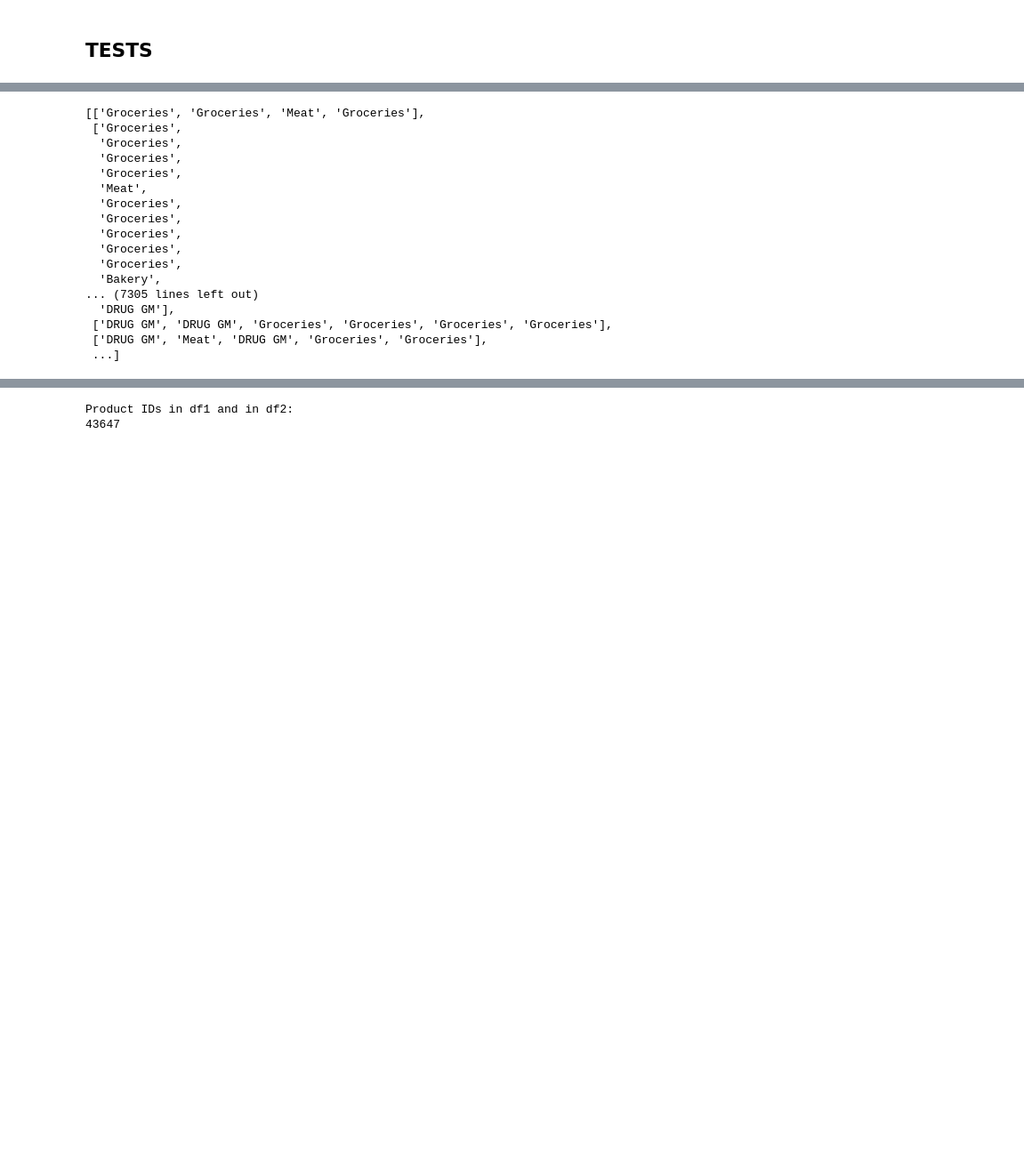
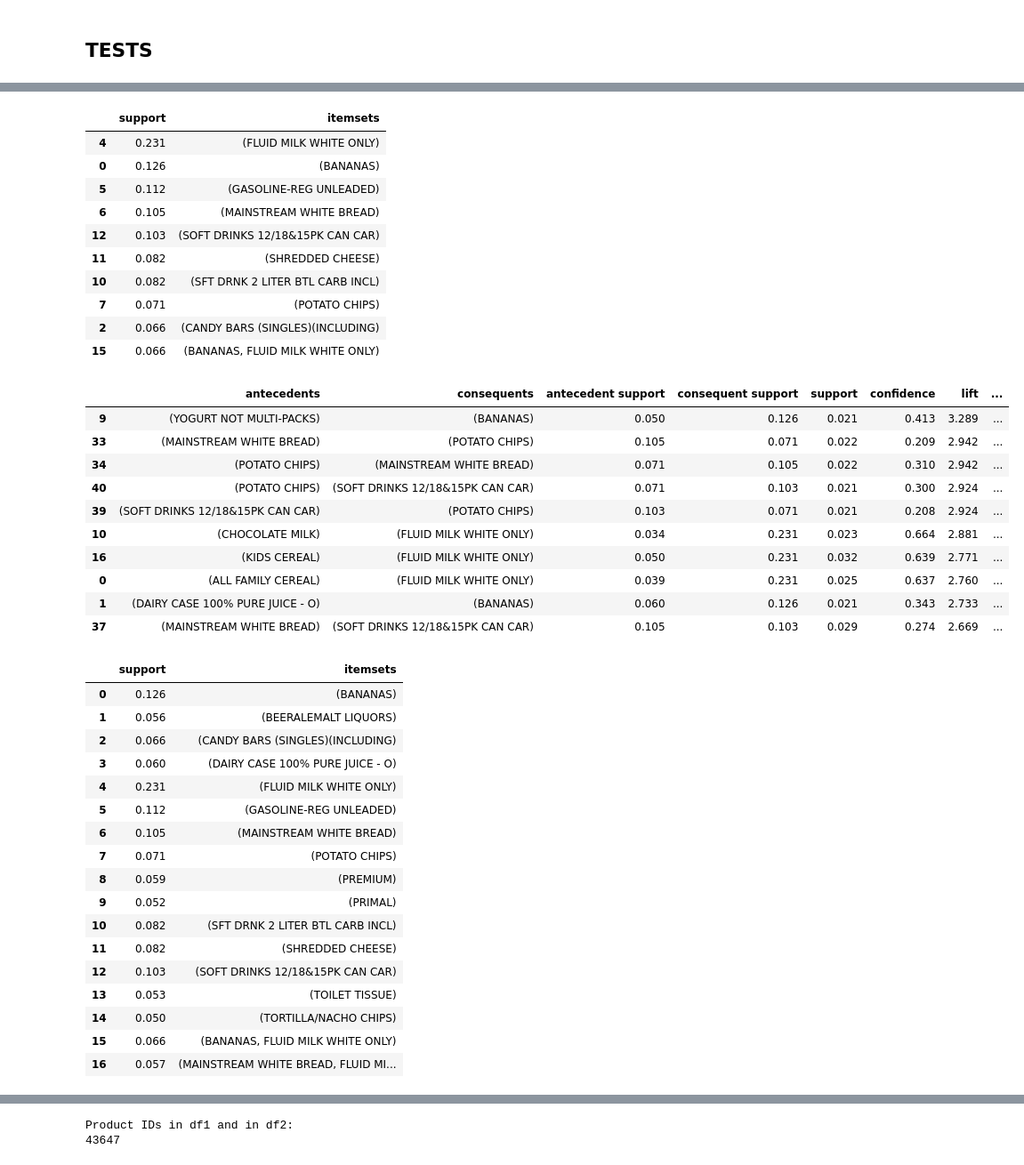
Before and after one commit to antoniooliveira03/Projects, a Jupyter notebook: NTT Project/06_Assoc_Rules.ipynb, the cells around one changed output, grey strips where cells are left out. Shown at 89% size. Drawn from its saved outputs; the diff is of its cells as text; code cells hidden in the pictures; blank space fills up the shorter version.

```diff
--- a/NTT Project/06_Assoc_Rules.ipynb
+++ b/NTT Project/06_Assoc_Rules.ipynb
@@ -151,20 +170,43 @@ for sublist in list_products:
-# %%
-list_categories
-# %% [output]
-[['Groceries', 'Groceries', 'Meat', 'Groceries'],
- ['Groceries',
-  'Groceries',
-  'Groceries',
-  'Groceries',
-  'Meat',
-  'Groceries',
-  'Groceries',
-  'Groceries',
-  'Groceries',
-  'Groceries',
-  'Bakery',
-... (7305 lines left out)
-  'DRUG GM'],
- ['DRUG GM', 'DRUG GM', 'Groceries', 'Groceries', 'Groceries', 'Groceries'],
- ['DRUG GM', 'Meat', 'DRUG GM', 'Groceries', 'Groceries'],
- ...]
+# %%
+category_rules(cluster_3, prod, 'sub_commodity_desc')
+# %% [output]
+|  | support | itemsets |
+| 4 | 0.231 | (FLUID MILK WHITE ONLY) |
+| 0 | 0.126 | (BANANAS) |
+| 5 | 0.112 | (GASOLINE-REG UNLEADED) |
+| 6 | 0.105 | (MAINSTREAM WHITE BREAD) |
+| 12 | 0.103 | (SOFT DRINKS 12/18&15PK CAN CAR) |
+| 11 | 0.082 | (SHREDDED CHEESE) |
+| 10 | 0.082 | (SFT DRNK 2 LITER BTL CARB INCL) |
+| 7 | 0.071 | (POTATO CHIPS) |
+| 2 | 0.066 | (CANDY BARS (SINGLES)(INCLUDING) |
+| 15 | 0.066 | (BANANAS, FLUID MILK WHITE ONLY) |
+|  | antecedents | consequents | antecedent support | consequent support | support | confidence | lift | ... |
+| 9 | (YOGURT NOT MULTI-PACKS) | (BANANAS) | 0.050 | 0.126 | 0.021 | 0.413 | 3.289 | ... |
+| 33 | (MAINSTREAM WHITE BREAD) | (POTATO CHIPS) | 0.105 | 0.071 | 0.022 | 0.209 | 2.942 | ... |
+| 34 | (POTATO CHIPS) | (MAINSTREAM WHITE BREAD) | 0.071 | 0.105 | 0.022 | 0.310 | 2.942 | ... |
+| 40 | (POTATO CHIPS) | (SOFT DRINKS 12/18&15PK CAN CAR) | 0.071 | 0.103 | 0.021 | 0.300 | 2.924 | ... |
+| 39 | (SOFT DRINKS 12/18&15PK CAN CAR) | (POTATO CHIPS) | 0.103 | 0.071 | 0.021 | 0.208 | 2.924 | ... |
+| 10 | (CHOCOLATE MILK) | (FLUID MILK WHITE ONLY) | 0.034 | 0.231 | 0.023 | 0.664 | 2.881 | ... |
+| 16 | (KIDS CEREAL) | (FLUID MILK WHITE ONLY) | 0.050 | 0.231 | 0.032 | 0.639 | 2.771 | ... |
+| 0 | (ALL FAMILY CEREAL) | (FLUID MILK WHITE ONLY) | 0.039 | 0.231 | 0.025 | 0.637 | 2.760 | ... |
+| 1 | (DAIRY CASE 100% PURE JUICE - O) | (BANANAS) | 0.060 | 0.126 | 0.021 | 0.343 | 2.733 | ... |
+| 37 | (MAINSTREAM WHITE BREAD) | (SOFT DRINKS 12/18&15PK CAN CAR) | 0.105 | 0.103 | 0.029 | 0.274 | 2.669 | ... |
+|  | support | itemsets |
+| 0 | 0.126 | (BANANAS) |
+| 1 | 0.056 | (BEERALEMALT LIQUORS) |
+| 2 | 0.066 | (CANDY BARS (SINGLES)(INCLUDING) |
+| 3 | 0.060 | (DAIRY CASE 100% PURE JUICE - O) |
+| 4 | 0.231 | (FLUID MILK WHITE ONLY) |
+| 5 | 0.112 | (GASOLINE-REG UNLEADED) |
+| 6 | 0.105 | (MAINSTREAM WHITE BREAD) |
+| 7 | 0.071 | (POTATO CHIPS) |
+| 8 | 0.059 | (PREMIUM) |
+| 9 | 0.052 | (PRIMAL) |
+| 10 | 0.082 | (SFT DRNK 2 LITER BTL CARB INCL) |
+| 11 | 0.082 | (SHREDDED CHEESE) |
+| 12 | 0.103 | (SOFT DRINKS 12/18&15PK CAN CAR) |
+| 13 | 0.053 | (TOILET TISSUE) |
+| 14 | 0.050 | (TORTILLA/NACHO CHIPS) |
+| 15 | 0.066 | (BANANAS, FLUID MILK WHITE ONLY) |
+| 16 | 0.057 | (MAINSTREAM WHITE BREAD, FLUID MI... |
```
Also changed, not shown: parts of 18 cells of this notebook, 3 other files.
